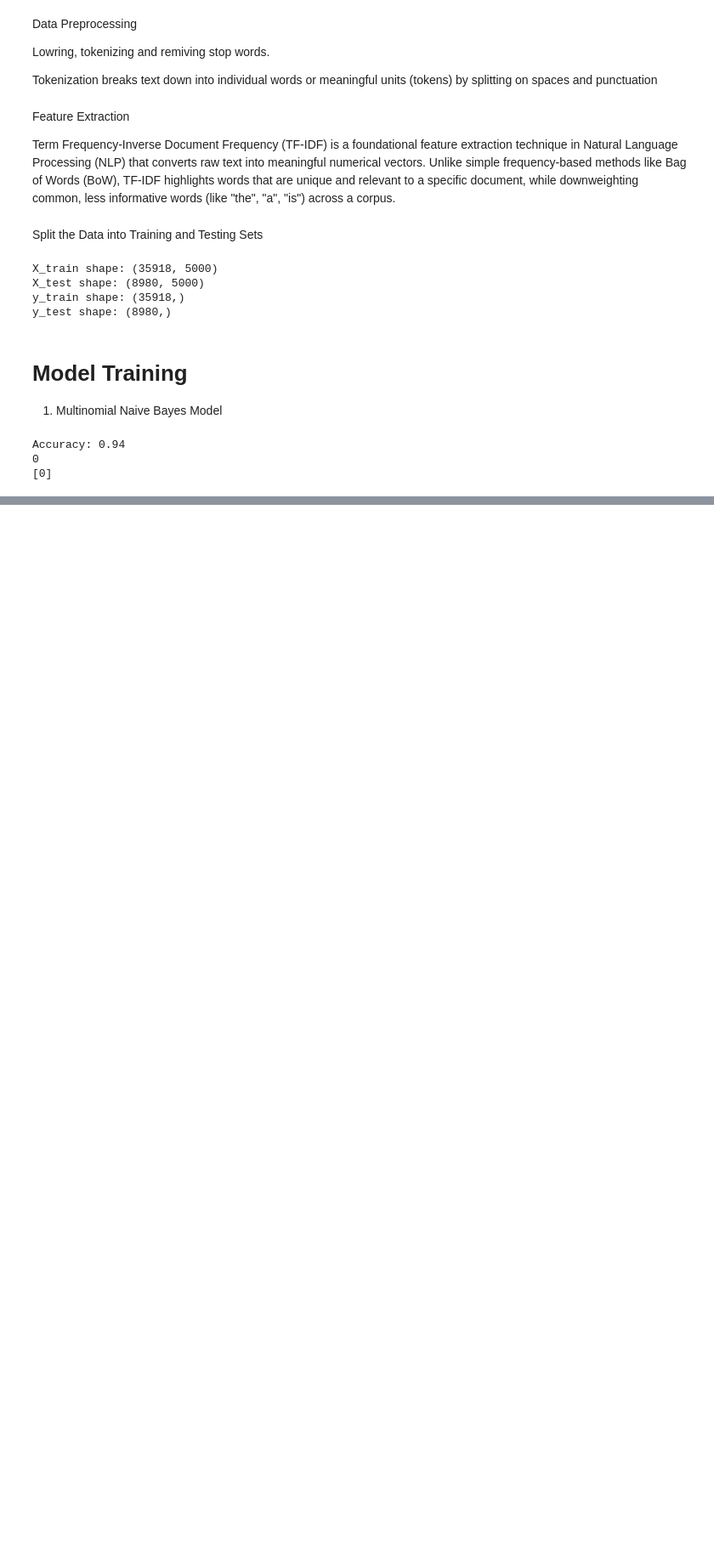
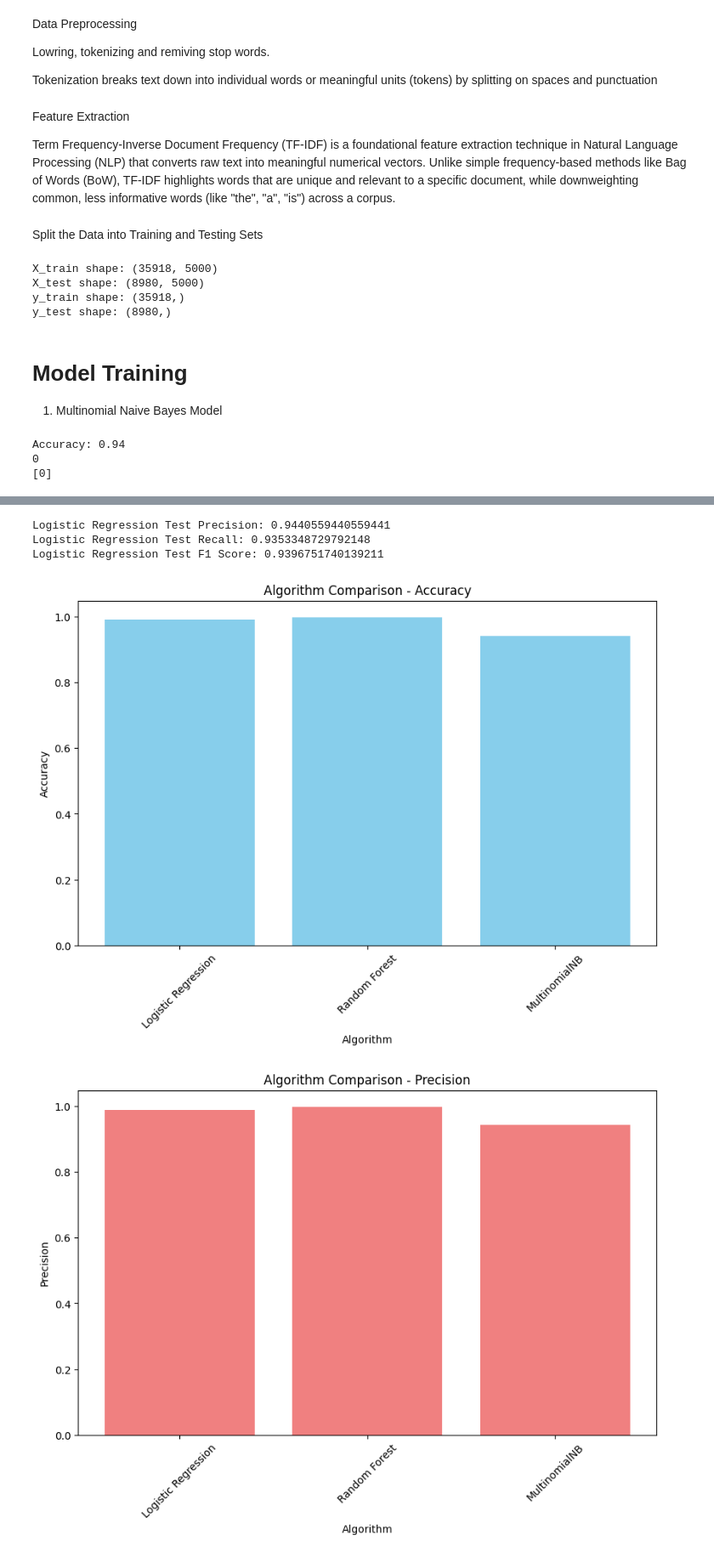
Before and after one commit to TudorMurariu/Masters-of-High-Performance-Computing-and-Big-Data-Analytics, a Jupyter notebook: an2/Sem2/Cercetare/Reserch/reserch.ipynb, the cells around one changed output, grey strips where cells are left out. Shown at 85% size. Cells and saved outputs as stored; diff of their text form; code cells hidden in the pictures; blank space fills up the shorter version.

```diff
--- a/an2/Sem2/Cercetare/Reserch/reserch.ipynb
+++ b/an2/Sem2/Cercetare/Reserch/reserch.ipynb
@@ -96,11 +96,11 @@ naive_bayes_model.fit(X_train, y_train)
 
 y_pred = naive_bayes_model.predict(X_test)
 
-accuracy = accuracy_score(y_test, y_pred)
+nvb_accuracy = accuracy_score(y_test, y_pred)
 confusion = confusion_matrix(y_test, y_pred)
 classification_rep = classification_report(y_test, y_pred)
 
-print(f"Accuracy: {accuracy:.2f}")
+print(f"Accuracy: {nvb_accuracy:.2f}")
 
 
 print(y_train[1])
@@ -113,0 +259,61 @@ Accuracy: 0.94
+# %%
+nvb_test_predictions = naive_bayes_model.predict(X_test)
+nvb_test_precision = precision_score(y_test, nvb_test_predictions)
+nvb_test_recall = recall_score(y_test, nvb_test_predictions)
+nvb_test_f1 = f1_score(y_test, nvb_test_predictions)
+
+print("Logistic Regression Test Precision:", nvb_test_precision)
+print("Logistic Regression Test Recall:", nvb_test_recall)
+print("Logistic Regression Test F1 Score:", nvb_test_f1)
+# %% [output]
+Logistic Regression Test Precision: 0.9440559440559441
+Logistic Regression Test Recall: 0.9353348729792148
+Logistic Regression Test F1 Score: 0.9396751740139211
+# %%
+import matplotlib.pyplot as plt
+
+# Define the algorithm names and their corresponding metrics
+algorithms = ['Logistic Regression', 'Random Forest', 'MultinomialNB']
+accuracies = [lr_accuracy, rf_accuracy, nvb_accuracy]
+precisions = [lr_test_precision, rf_test_precision, nvb_test_precision]
+recalls = [lr_test_recall, rf_test_recall, nvb_test_recall]
+f1_scores = [lr_test_f1, rf_test_f1, nvb_test_f1]
+
+# Create a bar chart for accuracy
+plt.figure(figsize=(10, 6))
+plt.bar(algorithms, accuracies, color='skyblue')
+plt.xlabel('Algorithm')
+plt.ylabel('Accuracy')
+plt.title('Algorithm Comparison - Accuracy')
+plt.xticks(rotation=45)
+plt.show()
+
+# Create a bar chart for precision
+plt.figure(figsize=(10, 6))
+plt.bar(algorithms, precisions, color='lightcoral')
+plt.xlabel('Algorithm')
+plt.ylabel('Precision')
+plt.title('Algorithm Comparison - Precision')
+plt.xticks(rotation=45)
+plt.show()
+
+# Create a bar chart for recall
+plt.figure(figsize=(10, 6))
+plt.bar(algorithms, recalls, color='lightgreen')
+plt.xlabel('Algorithm')
+plt.ylabel('Recall')
+plt.title('Algorithm Comparison - Recall')
+plt.xticks(rotation=45)
+plt.show()
+
+# Create a bar chart for F1 score
+plt.figure(figsize=(10, 6))
+plt.bar(algorithms, f1_scores, color='gold')
+plt.xlabel('Algorithm')
+plt.ylabel('F1 Score')
+plt.title('Algorithm Comparison - F1 Score')
+plt.xticks(rotation=45)
+plt.show()
+# %% [output]
+[figure, added]
+[figure, added]
```
Also changed, not shown: parts of 13 cells of this notebook.
